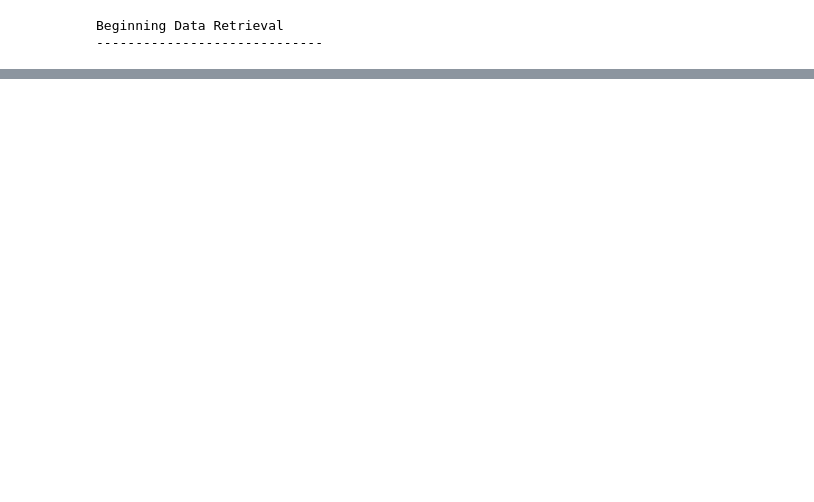
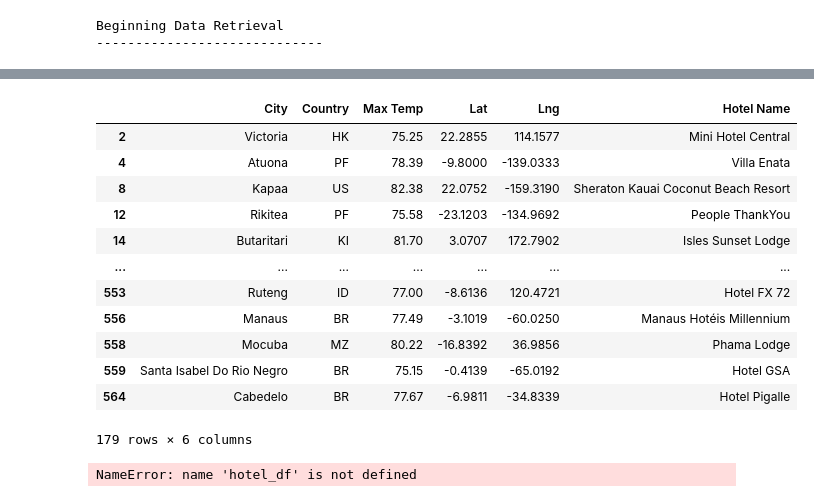
Before and after one commit to ltmurphy/World_Weather_Analysis, a Jupyter notebook: bones.ipynb, the cells around one changed output, grey strips where cells are left out. Drawn from its saved outputs; the diff is of its cells as text; code cells hidden in the pictures; blank space fills up the shorter version.

Commit message:
uploading vacation code

```diff
--- a/bones.ipynb
+++ b/bones.ipynb
@@ -342,0 +443,5 @@ plot_linear_regression(x_values, y_values,
+# %%
+# Create DataFrame called hotel_df to store hotel names along with city, country, max temp, and coordinates.
+hotel_df = preferred_cities_df[["City", "Country", "Max Temp", "Lat", "Lng"]].copy()
+hotel_df["Hotel Name"] = ""
+hotel_df.head(10)
@@ -342,0 +467,13 @@ plot_linear_regression(x_values, y_values,
+# %%
+# Set the parameters to search for a hotel in Paris.
+params = {
+    "radius": 5000,
+    "types": "lodging",
+    "key": g_key,
+    "location": "48.8566, 2.3522"}
+# Use base URL to search for hotels in Paris.
+base_url = "https://maps.googleapis.com/maps/api/place/nearbysearch/json"
+# Make request and get the JSON data from the search.
+hotels = requests.get(base_url, params=params).json()
+
+hotels
@@ -342,0 +498,19 @@ plot_linear_regression(x_values, y_values,
+# %%
+# Iterate through the DataFrame.
+for index, row in hotel_df.iterrows():
+    # Get the latitude and longitude.
+    lat = row["Lat"]
+    lng = row["Lng"]
+
+    # Add the latitude and longitude to location key for the params dictionary.
+    params["location"] = f"{lat},{lng}"
+
+    # Use the search term: "lodging" and our latitude and longitude.
+    base_url = "https://maps.googleapis.com/maps/api/place/nearbysearch/json"
+    # Make request and get the JSON data from the search.
+    hotels = requests.get(base_url, params=params).json()
+    # Grab the first hotel from the results and store the name.
+    try:
+        hotel_df.loc[index, "Hotel Name"] = hotels["results"][0]["name"]
+    except (IndexError):
+        print("Hotel not found... skipping.")
@@ -342,0 +532,30 @@ plot_linear_regression(x_values, y_values,
+# %%
+hotel_df
+# %% [output]
+|  | City | Country | Max Temp | Lat | Lng | Hotel Name |
+| 2 | Victoria | HK | 75.25 | 22.2855 | 114.1577 | Mini Hotel Central |
+| 4 | Atuona | PF | 78.39 | -9.8000 | -139.0333 | Villa Enata |
+| 8 | Kapaa | US | 82.38 | 22.0752 | -159.3190 | Sheraton Kauai Coconut Beach Resort |
+| 12 | Rikitea | PF | 75.58 | -23.1203 | -134.9692 | People ThankYou |
+| 14 | Butaritari | KI | 81.70 | 3.0707 | 172.7902 | Isles Sunset Lodge |
+| ... | ... | ... | ... | ... | ... | ... |
+| 553 | Ruteng | ID | 77.00 | -8.6136 | 120.4721 | Hotel FX 72 |
+| 556 | Manaus | BR | 77.49 | -3.1019 | -60.0250 | Manaus Hotéis Millennium |
+| 558 | Mocuba | MZ | 80.22 | -16.8392 | 36.9856 | Phama Lodge |
+| 559 | Santa Isabel Do Rio Negro | BR | 75.15 | -0.4139 | -65.0192 | Hotel GSA |
+| 564 | Cabedelo | BR | 77.67 | -6.9811 | -34.8339 | Hotel Pigalle |
+179 rows × 6 columns
+# %%
+# Add a heatmap of temperature for the vacation spots and marker for each city.
+locations = hotel_df[["Lat", "Lng"]]
+max_temp = hotel_df["Max Temp"]
+fig = gmaps.figure(center=(30.0, 31.0), zoom_level=1.5)
+heat_layer = gmaps.heatmap_layer(locations, weights=max_temp,
+             dissipating=False, max_intensity=300, point_radius=4)
+marker_layer = gmaps.marker_layer(locations)
+fig.add_layer(heat_layer)
+fig.add_layer(marker_layer)
+# Call the figure to plot the data.
+fig
+# %% [output]
+NameError: name 'hotel_df' is not defined
```
Also changed, not shown: parts of 32 cells of this notebook, 19 other files.
